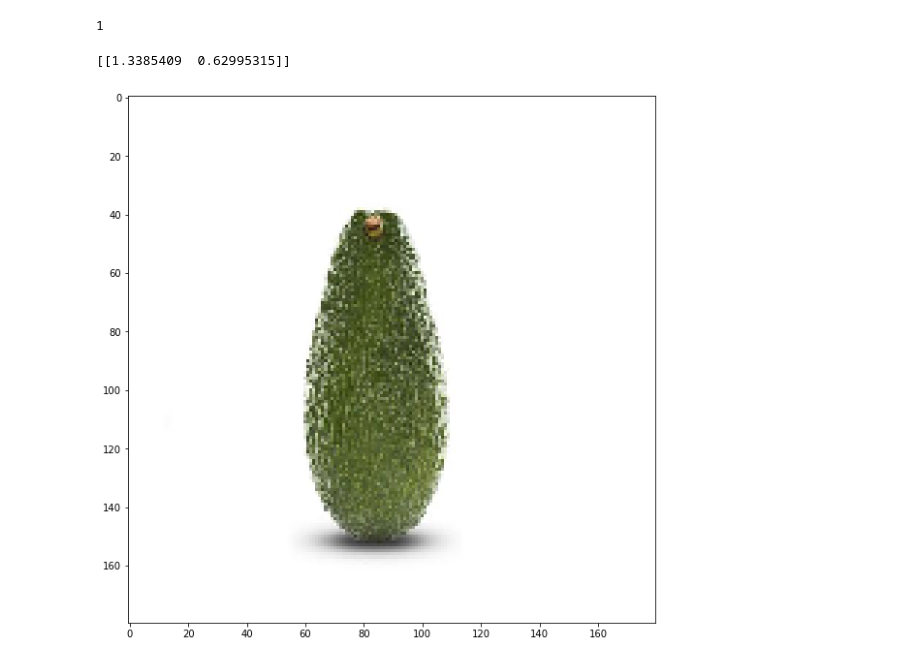
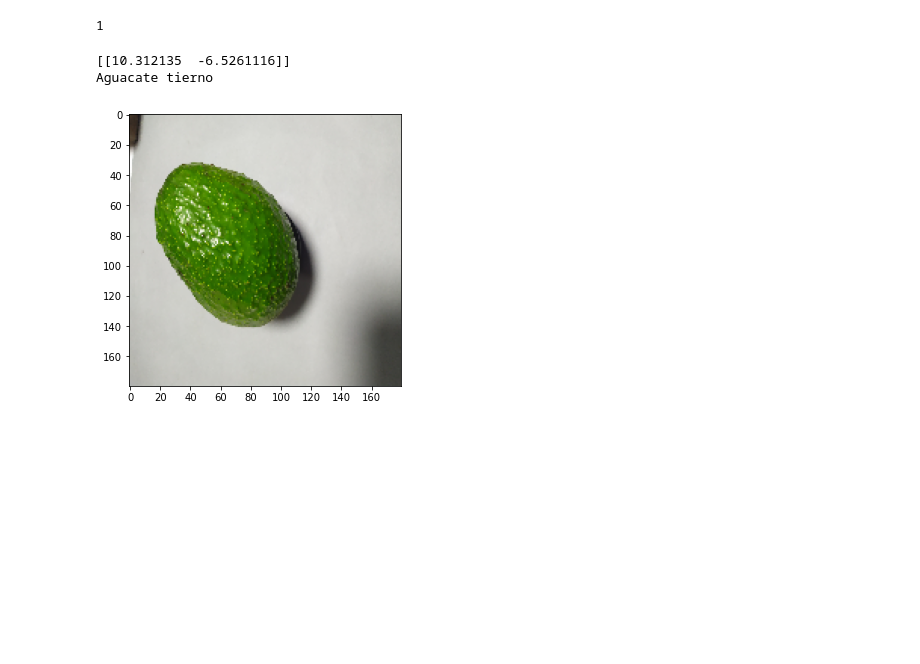
Before and after one commit to spartan73rmy/IAvocado, a Jupyter notebook: API.ipynb, the cells around one changed output. Cells and saved outputs as stored; diff of their text form; code cells hidden in the pictures; blank space fills up the shorter version.

```diff
--- a/API.ipynb
+++ b/API.ipynb
@@ -34,17 +34,20 @@ print(len(images))
 1
 # %%
 arr=[];
-plt.figure(figsize=(10, 10))
+plt.figure(figsize=(5, 5))
 
 for i in images:
     image = tf.keras.preprocessing.image.load_img(str(i),target_size = (img_height,img_width))
     input_arr = keras.preprocessing.image.img_to_array(image)
     input_arr = np.array([input_arr])  # Convert single image to a batch.
     arr.append(input_arr);
     predictions = model.predict(input_arr)
     print(predictions)
+    res= "Aguacate tierno" if(predictions[0][0]>predictions[0][1]) else "Aguacate Maduro"
+    print(res)
     imgplot = plt.imshow(image)
     plt.show()
 # %% [output]
-[[1.3385409  0.62995315]]
+[[10.312135  -6.5261116]]
+Aguacate tierno
-[figure, old version]
+[figure, new version]
```
Also changed, not shown: 2 other files.
